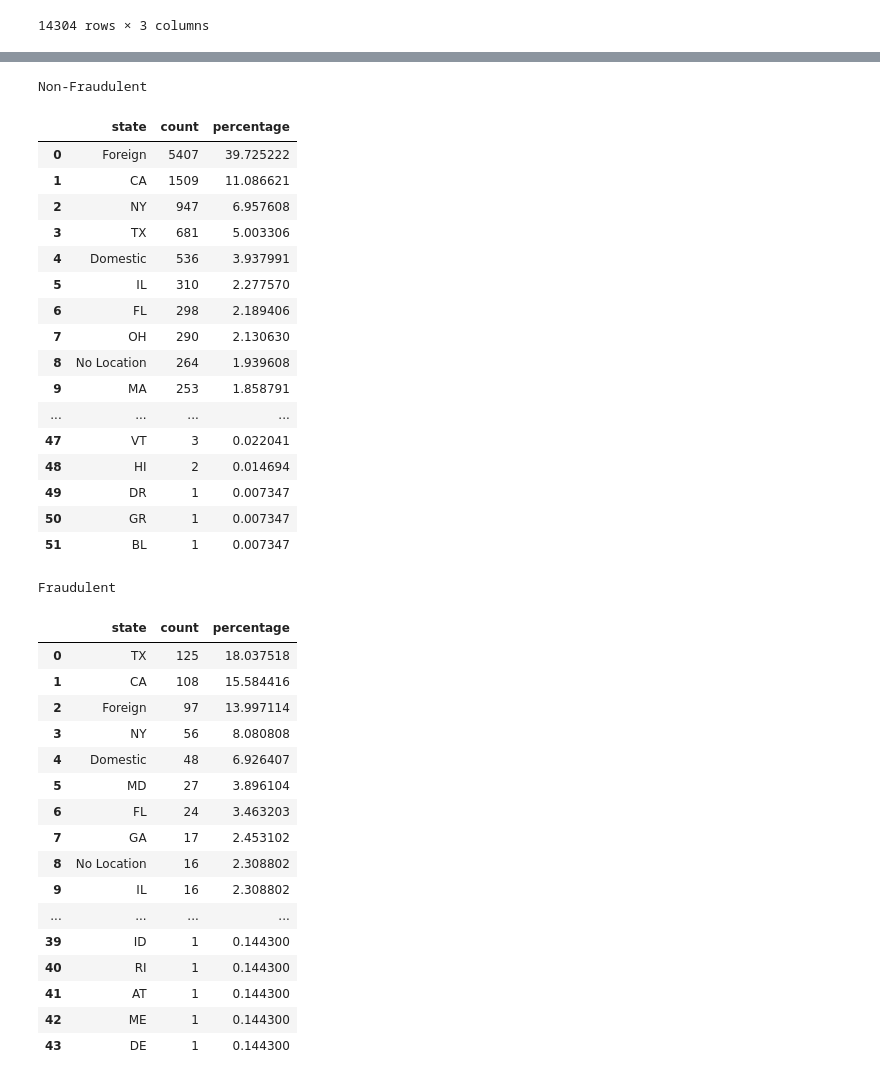
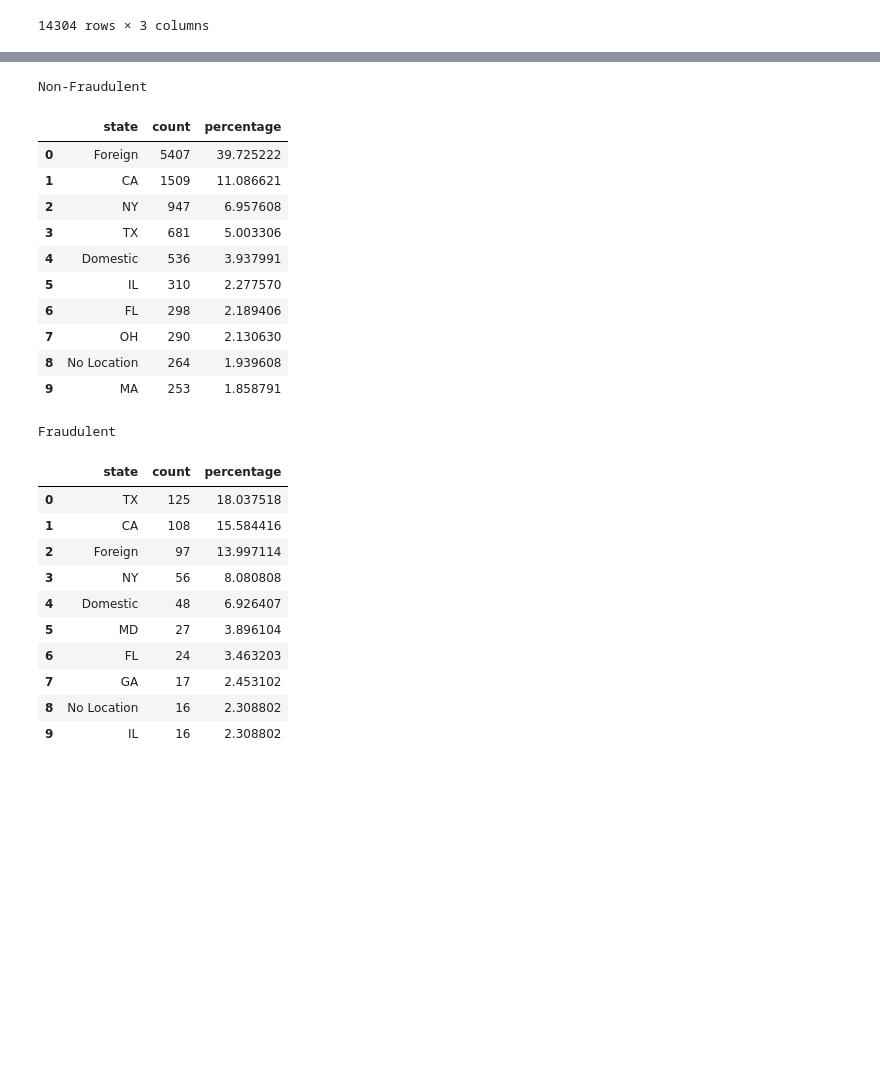
Before and after one commit to dhcheong/ClassifyingFake, a Jupyter notebook: PF.ipynb, the cells around one changed output, grey strips where cells are left out. Saved outputs shown, nothing was run; the diff lists cells and outputs as text; code cells hidden in the pictures; blank space fills up the shorter version.

```diff
--- a/PF.ipynb
+++ b/PF.ipynb
@@ -179,35 +175,29 @@ def display_side_by_side(dfs:list, captions:list, tablespacing=5):
 # %%
 fraud_data = train_data[train_data['fraudulent'] == 1]
 non_fraud_data = train_data[train_data['fraudulent'] == 0]
 
 f_combined_data = fraud_data["state"].value_counts().to_frame()
 f_combined_data = f_combined_data.reset_index().rename(columns = {'index':'state', 'state':'count'})
 f_combined_data["percentage"] = (f_combined_data["count"] / f_combined_data["count"].sum()) * 100
 
 nf_combined_data = non_fraud_data["state"].value_counts().to_frame()
 nf_combined_data = nf_combined_data.reset_index().rename(columns = {'index':'state', 'state':'count'})
 nf_combined_data["percentage"] = (nf_combined_data["count"] / nf_combined_data["count"].sum()) * 100
 
-display_side_by_side([nf_combined_data, f_combined_data], ['Non-Fraudulent', 'Fraudulent'], tablespacing =20)
+display_side_by_side([nf_combined_data[0:10], f_combined_data[0:10]], ['Non-Fraudulent', 'Fraudulent'], tablespacing =20)
 # %% [output]
 Non-Fraudulent
 |  | state | count | percentage |
 | 0 | Foreign | 5407 | 39.725222 |
 | 1 | CA | 1509 | 11.086621 |
 | 2 | NY | 947 | 6.957608 |
 | 3 | TX | 681 | 5.003306 |
 | 4 | Domestic | 536 | 3.937991 |
 | 5 | IL | 310 | 2.277570 |
 | 6 | FL | 298 | 2.189406 |
 | 7 | OH | 290 | 2.130630 |
 | 8 | No Location | 264 | 1.939608 |
 | 9 | MA | 253 | 1.858791 |
-| ... | ... | ... | ... |
-| 47 | VT | 3 | 0.022041 |
-| 48 | HI | 2 | 0.014694 |
-| 49 | DR | 1 | 0.007347 |
-| 50 | GR | 1 | 0.007347 |
-| 51 | BL | 1 | 0.007347 |
 Fraudulent
 |  | state | count | percentage |
 | 0 | TX | 125 | 18.037518 |
@@ -220,12 +210,6 @@ Fraudulent
 | 7 | GA | 17 | 2.453102 |
 | 8 | No Location | 16 | 2.308802 |
 | 9 | IL | 16 | 2.308802 |
-| ... | ... | ... | ... |
-| 39 | ID | 1 | 0.144300 |
-| 40 | RI | 1 | 0.144300 |
-| 41 | AT | 1 | 0.144300 |
-| 42 | ME | 1 | 0.144300 |
-| 43 | DE | 1 | 0.144300 |
 # %%
 f_sorted_df = f_combined_data.sort_values('percentage')
 f_sorted_df = f_sorted_df[f_sorted_df['percentage'] > 1]
```
Also changed, not shown: parts of 6 cells of this notebook.
